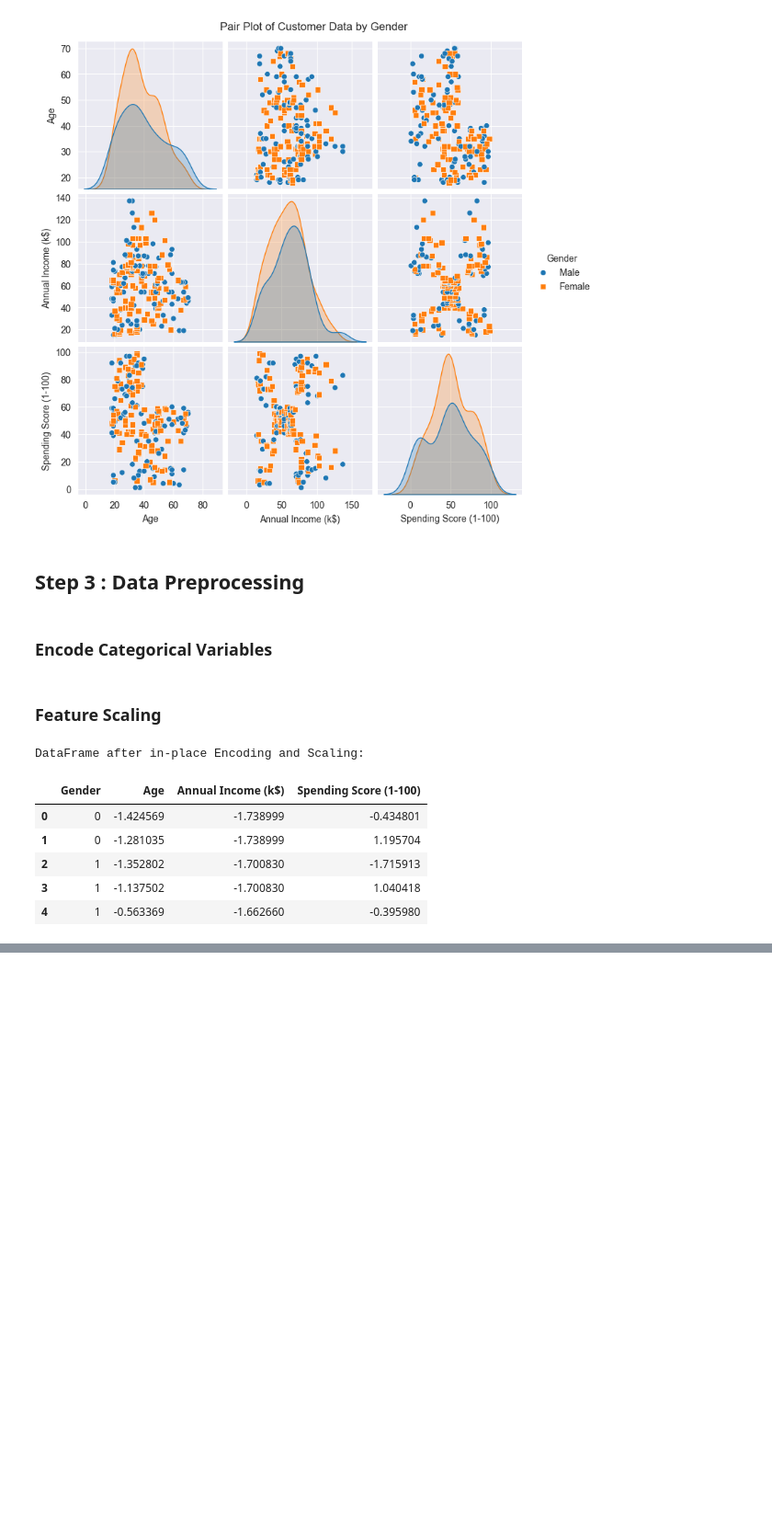
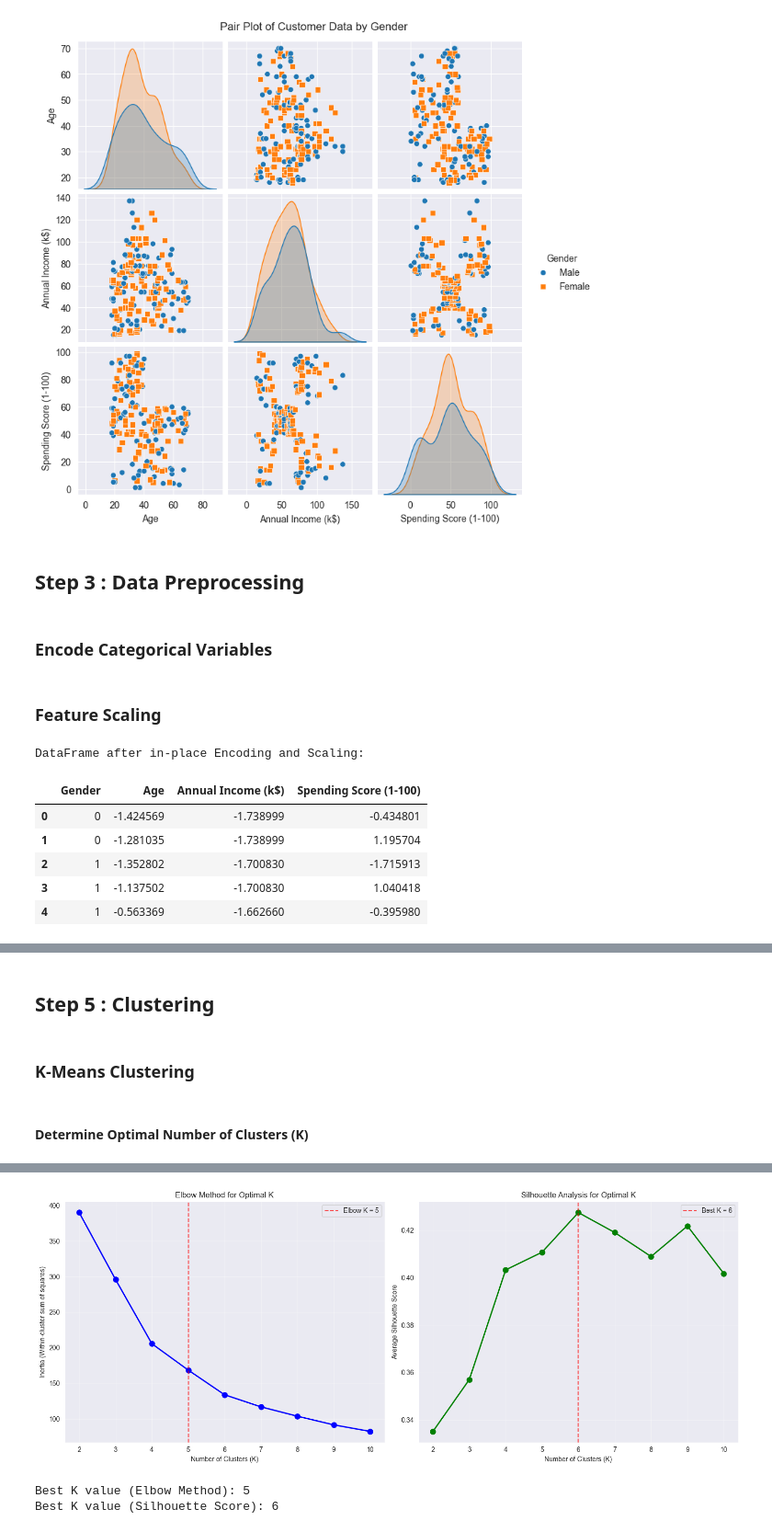
Before and after one commit to Ali-Tharwat/Elevvo-ML-Tasks, a Jupyter notebook: Task 2 - Customer Segmentation/CustomerSegmentation.ipynb, the cells around one changed output, grey strips where cells are left out. Shown at 92% size. Saved outputs shown, nothing was run; the diff lists cells and outputs as text; code cells hidden in the pictures; blank space fills up the shorter version.

```diff
--- a/Task 2 - Customer Segmentation/CustomerSegmentation.ipynb
+++ b/Task 2 - Customer Segmentation/CustomerSegmentation.ipynb
@@ -199,0 +392,77 @@ DataFrame after in-place Encoding and Scaling:
+# %% [markdown]
+## Step 5 : Clustering
+# %% [markdown]
+### K-Means Clustering
+# %% [markdown]
+#### Determine Optimal Number of Clusters (K)
+# %%
+# --- Elbow Method + Silhouette Score for Optimal K ---
+k_range = range(2, 11)  # Test 2 to 10 clusters (silhouette needs at least 2 clusters)
+inertias = []
+silhouette_scores = []
+
+print("Calculating inertia and silhouette scores for different K values...")
+print("K\tInertia\t\tSilhouette Score")
+print("-" * 40)
+
+for k in k_range:
+    kmeans = KMeans(n_clusters=k, random_state=42, n_init=10)
+    cluster_labels = kmeans.fit_predict(pca_df)
+
+    # Calculate inertia
+    inertias.append(kmeans.inertia_)
+
+    # Calculate silhouette score
+    sil_score = silhouette_score(pca_df, cluster_labels)
+    silhouette_scores.append(sil_score)
+
+    print(f"{k}\t{kmeans.inertia_:.2f}\t\t{sil_score:.4f}")
+
+# Find optimal K using elbow method
+diffs = np.diff(inertias)
+diffs2 = np.diff(diffs)
+
+if len(diffs2) > 0:
+    elbow_k = k_range[np.argmax(diffs2) + 2]  # +2 because of double diff
+else:
+    elbow_k = 3  # Default fallback
+
+# Find optimal K using silhouette score (highest score)
+silhouette_k = k_range[np.argmax(silhouette_scores)]
+
+print(f"\nElbow Method suggests: {elbow_k} clusters")
+print(f"Silhouette Analysis suggests: {silhouette_k} clusters")
+
+# Visualize both methods
+fig, (ax1, ax2) = plt.subplots(1, 2, figsize=(15, 6))
+
+# Elbow Method Plot
+ax1.plot(k_range, inertias, 'bo-', linewidth=2, markersize=8)
+ax1.axvline(x=elbow_k, color='r', linestyle='--', alpha=0.7, label=f'Elbow K = {elbow_k}')
+ax1.set_xlabel('Number of Clusters (K)')
+ax1.set_ylabel('Inertia (Within-cluster sum of squares)')
+ax1.set_title('Elbow Method for Optimal K')
+ax1.grid(True, alpha=0.3)
+ax1.legend()
+ax1.set_xticks(k_range)
+
+# Silhouette Score Plot
+ax2.plot(k_range, silhouette_scores, 'go-', linewidth=2, markersize=8)
+ax2.axvline(x=silhouette_k, color='r', linestyle='--', alpha=0.7, label=f'Best K = {silhouette_k}')
+ax2.set_xlabel('Number of Clusters (K)')
+ax2.set_ylabel('Average Silhouette Score')
+ax2.set_title('Silhouette Analysis for Optimal K')
+ax2.grid(True, alpha=0.3)
+ax2.legend()
+ax2.set_xticks(k_range)
+
+plt.tight_layout()
+plt.show()
+
+# Save the optimal K values
+best_k_elbow = elbow_k
+best_k_silhouette = silhouette_k
+
+print(f"Best K value (Elbow Method): {best_k_elbow}")
+print(f"Best K value (Silhouette Score): {best_k_silhouette}")
+# %% [output]
@@ -199,0 +484,3 @@ DataFrame after in-place Encoding and Scaling:
+[figure, added]
+Best K value (Elbow Method): 5
+Best K value (Silhouette Score): 6
```
Also changed, not shown: parts of 26 cells of this notebook, 2 other files.
